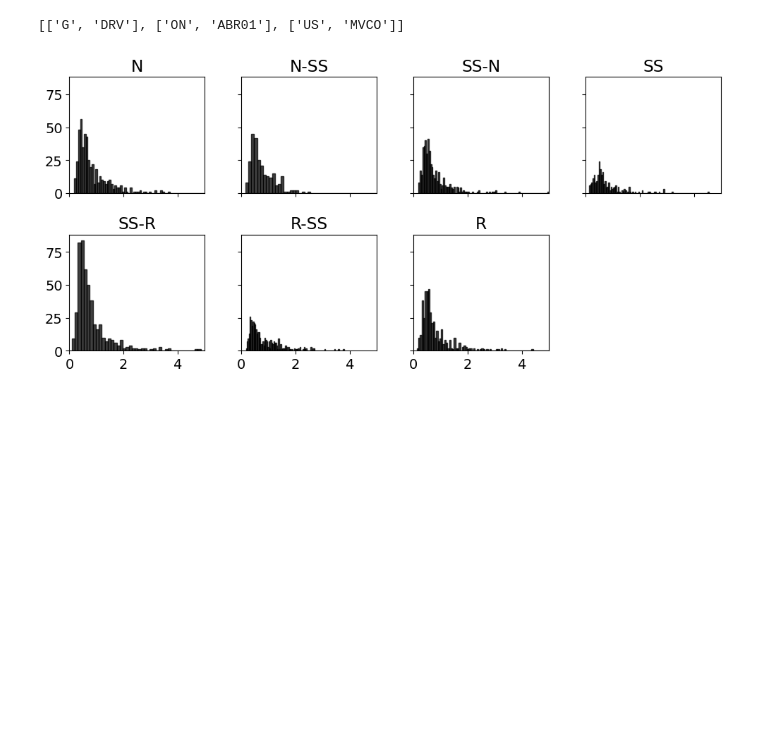
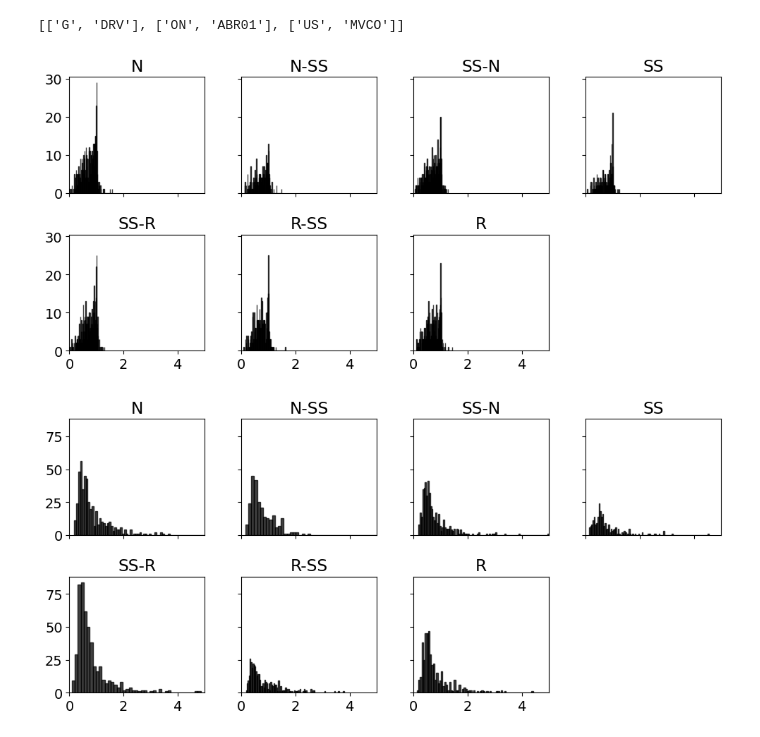
Before and after one commit to dIOGOLOC/RSBR_15_years, a Jupyter notebook: Results_compilation.ipynb, the cells around one changed output. Drawn from its saved outputs; the diff is of its cells as text; code cells hidden in the pictures; blank space fills up the shorter version.

Commit message:
Updating some plots.

```diff
--- a/Results_compilation.ipynb
+++ b/Results_compilation.ipynb
@@ -872,6 +872,35 @@ classes = ['N','N-SS','SS-N','SS','SS-R','R-SS','R']
 colors = [mcolors.to_rgba(plt.cm.RdYlBu(each),alpha=0.5) for each in np.linspace(0, 1, len(classes))]
 # %%
 color_map = dict(zip(classes, colors))
+# %%
+fig, axes = plt.subplots(2,4, figsize=(10, 5),sharex=True,sharey=True)
+axes = axes.flatten()
+
+# Usar apenas os 7 primeiros subplots
+for i in range(len(classes)):
+    axes[i].set_title(classes[i])
+
+    df_sta_class_good = df_sta[df_sta['event_class'] == classes[i]]
+    ratio_TR = df_sta_class_good['gain_HHE'] / df_sta_class_good['gain_HHN']
+    axes[i].hist(ratio_good, bins=100, color='k', edgecolor='k', alpha=0.75)
+    axes[i].set_xlim(0,5)
+
+# Cria legendas manuais
+good_patch = Patch(color='k', label='Good event', alpha=0.75)
+bad_patch = Patch(color='gray', label='Bad event', alpha=0.25)
+
+axes[-1].legend(handles=[good_patch, bad_patch], loc='center', fontsize=10, frameon=False)
+axes[-1].axis('off')
+
+# Ajuste final
+plt.tight_layout(rect=[0, 0, 1, 0.97])  # Deixa espaço para o título
+
+# Salvando a figura
+output_figure_CLASS = ORIENTATION_OUTPUT + 'EVENT_CLASS_FIGURES/'
+os.makedirs(output_figure_CLASS, exist_ok=True)
+fig.savefig(output_figure_CLASS + f'CLASS_HISTOGRAM_TR_TOTAL.png',facecolor='w',dpi=300)
+# %% [output]
+[figure, added]
 # %%
 fig, axes = plt.subplots(2,4, figsize=(10, 5),sharex=True,sharey=True)
 axes = axes.flatten()
```
Also changed, not shown: parts of 2 cells of this notebook, 5 other files.
